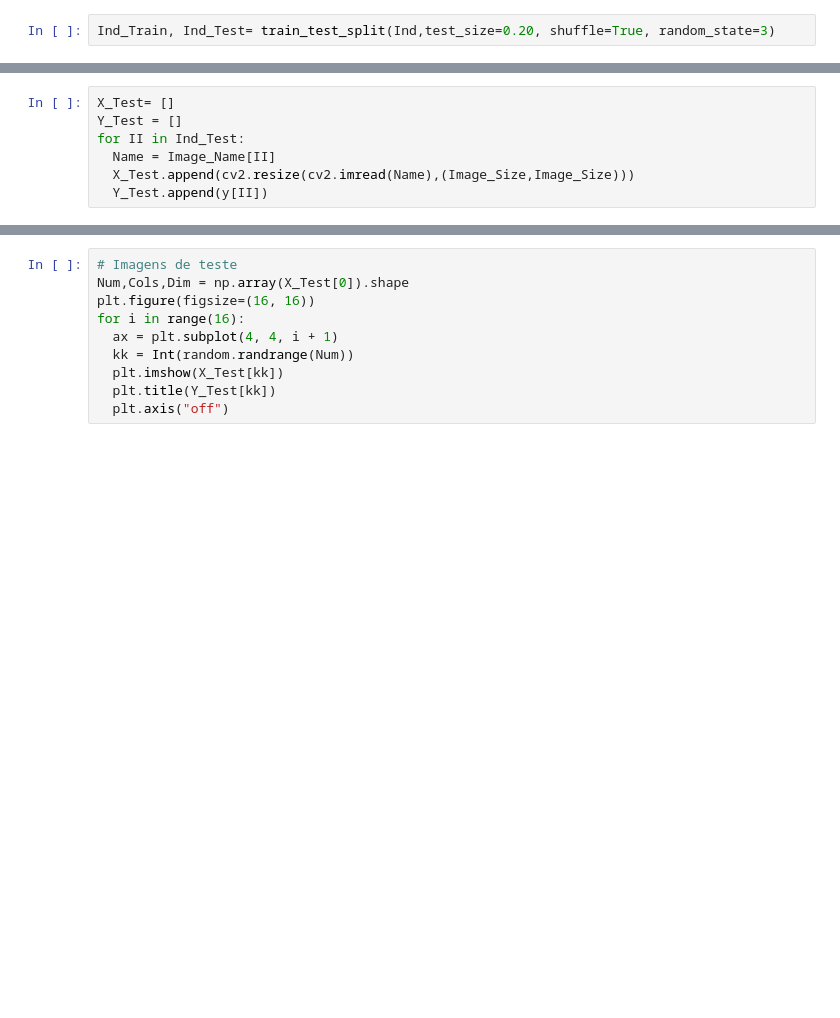
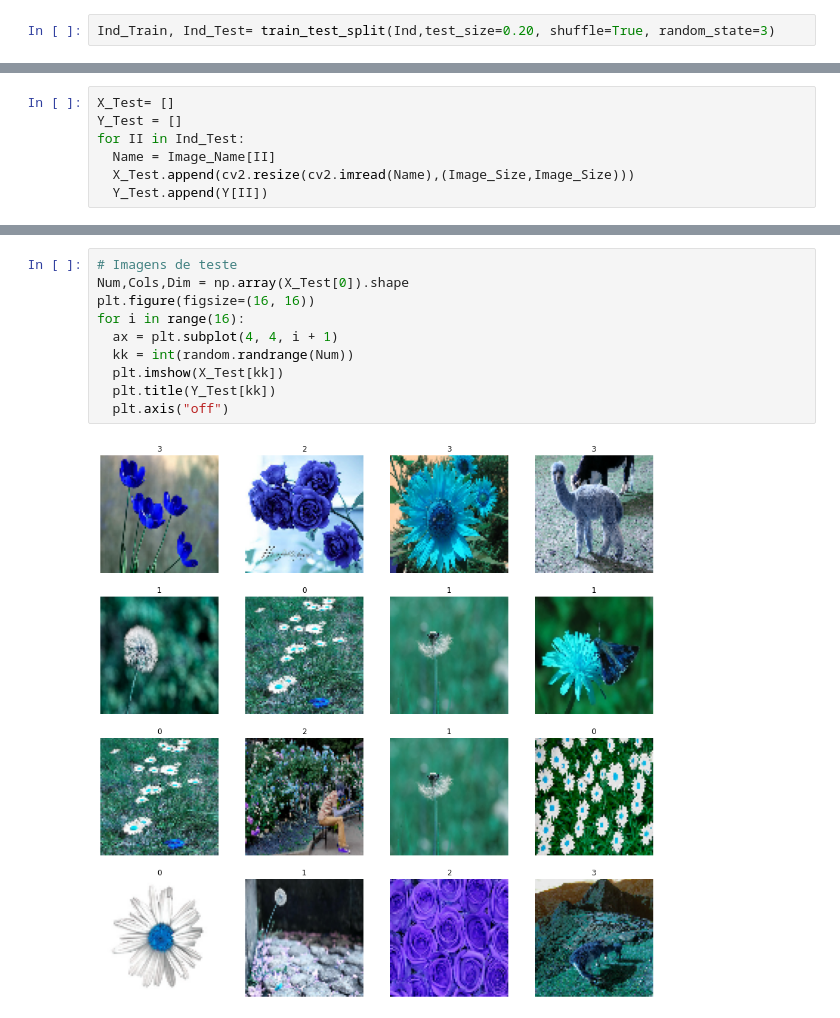
Before and after one commit to thessafuzaro/Trabalho_Imagens, a Jupyter notebook: Classificacao_Imagens.ipynb, the cells around one changed output, grey strips where cells are left out. Drawn from its saved outputs; the diff is of its cells as text; blank space fills up the shorter version.

```diff
--- a/Classificacao_Imagens.ipynb
+++ b/Classificacao_Imagens.ipynb
@@ -71,7 +69,7 @@ Y_Test = []
 for II in Ind_Test:
   Name = Image_Name[II]
   X_Test.append(cv2.resize(cv2.imread(Name),(Image_Size,Image_Size)))
-  Y_Test.append(y[II])
+  Y_Test.append(Y[II])
 # %%
 # Imagens de treino
 Num,Cols,Dim = np.array(X_Train[0]).shape
@@ -85,10 +85,12 @@ for i in range(16):
 # %%
 # Imagens de teste
 Num,Cols,Dim = np.array(X_Test[0]).shape
 plt.figure(figsize=(16, 16))
 for i in range(16):
   ax = plt.subplot(4, 4, i + 1)
-  kk = Int(random.randrange(Num))
+  kk = int(random.randrange(Num))
   plt.imshow(X_Test[kk])
   plt.title(Y_Test[kk])
   plt.axis("off")
+# %% [output]
+[figure, added]
```
Also changed, not shown: parts of 5 cells of this notebook.
